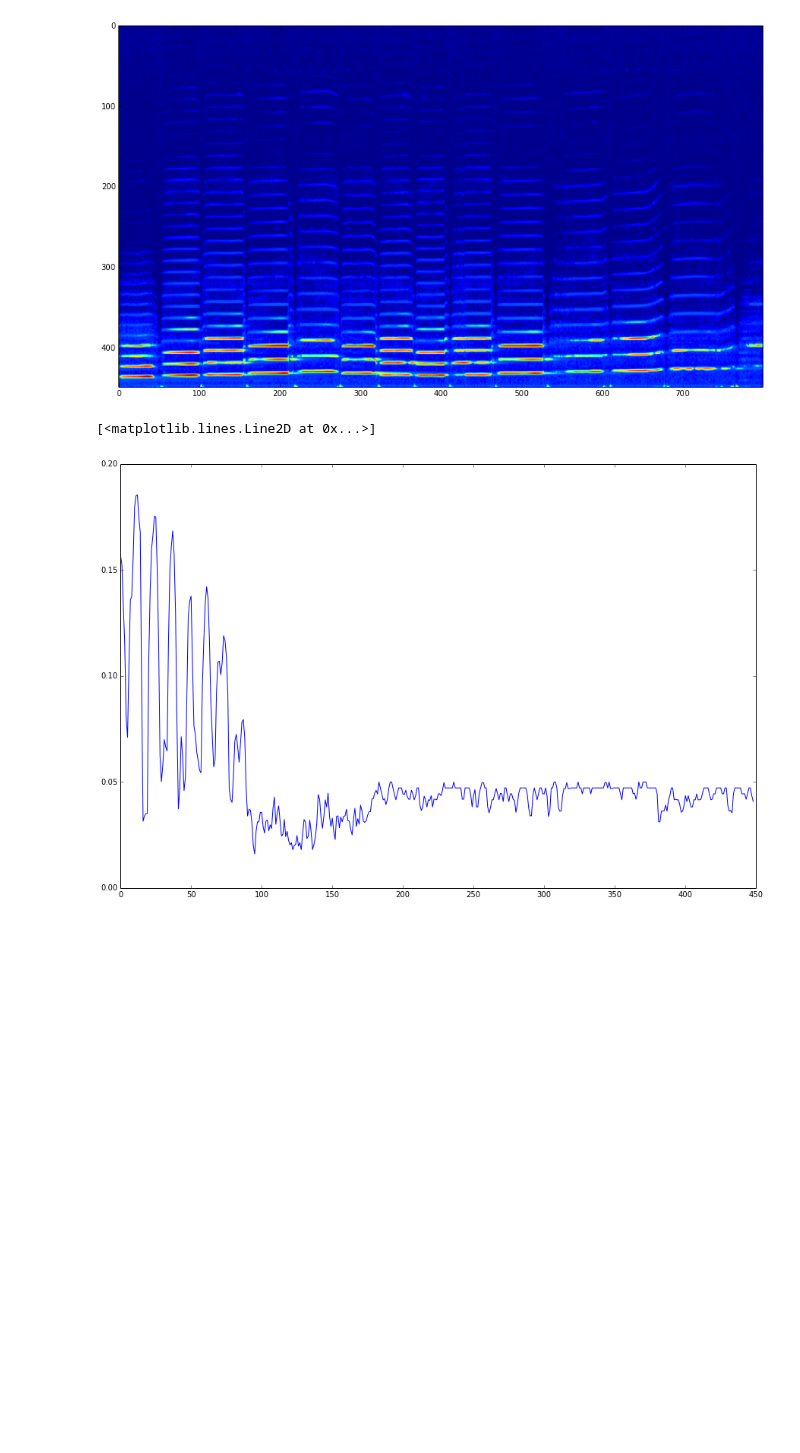
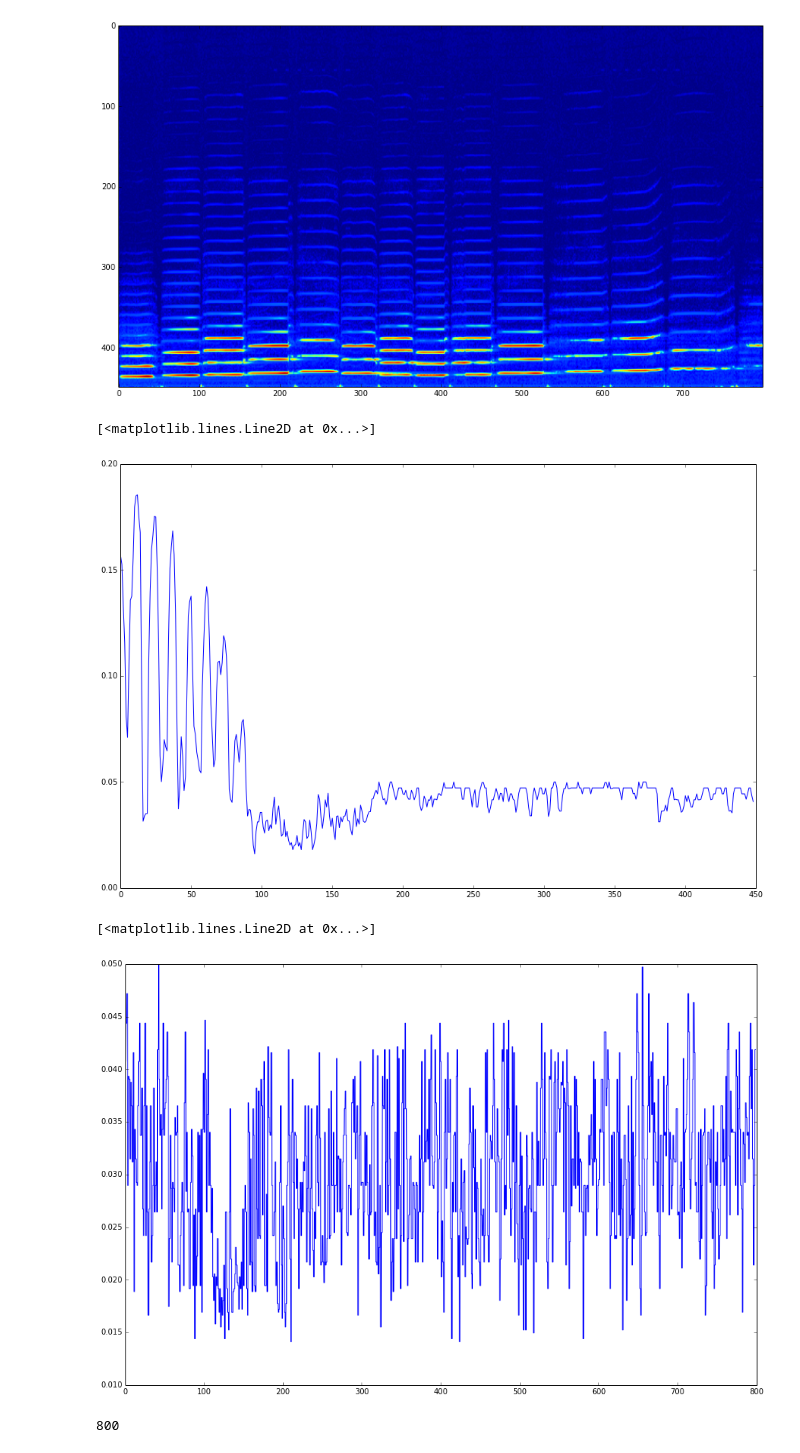
Before and after one commit to amygdalama/furrier-transform, a Jupyter notebook: furrier-transform.ipynb, the cells around one changed output. Drawn from its saved outputs; the diff is of its cells as text; code cells hidden in the pictures; blank space fills up the shorter version.

Commit message:
lerp

```diff
--- a/furrier-transform.ipynb
+++ b/furrier-transform.ipynb
@@ -79,3 +89,21 @@ def time(num_samples, sampling_rate=SAMPLING_RATE):
+# %%
+def lerp(x, y, nx=326, nBlend=50):
+    X = np.linspace(x.min(), x.max(), len(x)*nx)
+    Y = np.zeros(len(x)*nx)
+    for i in xrange(0,len(x)):
+        for j in xrange(0,nx):
+            #print i*nx + j
+            Y[i*nx + j] = y[i]
+
+    for i in xrange(0, len(x)-1):
+        if i == 0:
+            continue
+        X_temp = X[i*nx-nBlend:i*nx+nBlend+1]
+        x_temp = (X[i*nx-nBlend], X[i*nx+nBlend])
+        y_temp = y[i-1:i+1]
+#         print x_temp
+        Y[i*nx-nBlend:i*nx+nBlend+1] = np.interp(X_temp, x_temp, y_temp)
+    return X, Y
 # %%
 num_rows, num_cols = lum_spectrogram.shape
 num_samples = num_cols * SAMPLES_PER_WINDOW
@@ -84,0 +119,11 @@ phi = np.random.rand(num_rows)*2*np.pi
+# %%
+X, Y = lerp(np.arange(num_cols), lum_spectrogram[0], nx=SAMPLES_PER_WINDOW, nBlend=15)
+# %%
+plt.plot(X, Y)
+# %% [output]
+[<matplotlib.lines.Line2D at 0x...>]
+[figure, added]
+# %%
+num_cols
+# %% [output]
+800
```
Also changed, not shown: parts of 3 cells of this notebook, 2 other files.
